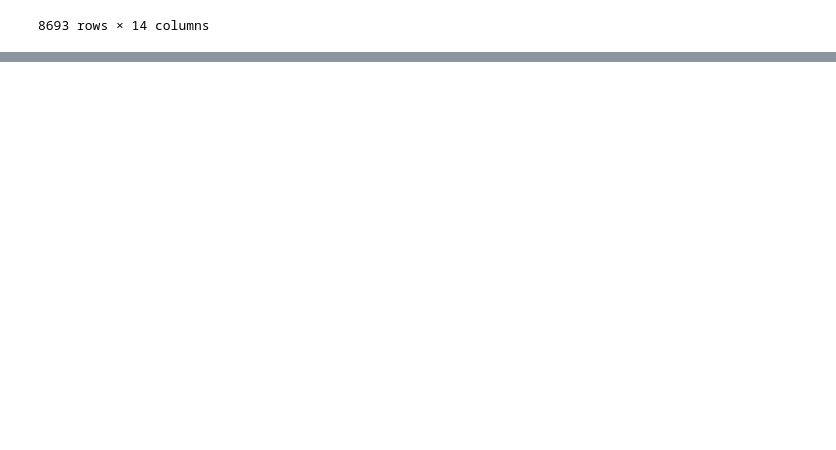
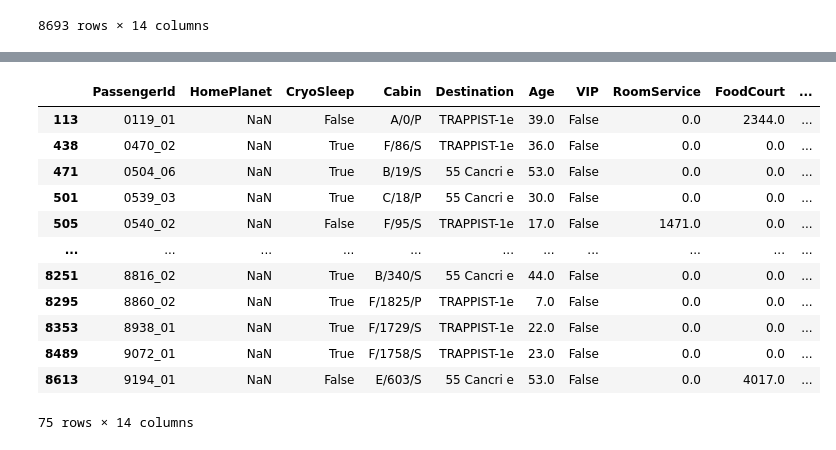
Before and after one commit to plamensve/ML_FINAL_PROJECT, a Jupyter notebook: notebooks/02.preprocessing.ipynb, the cells around one changed output, grey strips where cells are left out. Cells and saved outputs as stored; diff of their text form; code cells hidden in the pictures; blank space fills up the shorter version.

Commit message:
ADD: fill missing values HomePlanet

```diff
--- a/notebooks/02.preprocessing.ipynb
+++ b/notebooks/02.preprocessing.ipynb
@@ -51,3 +51,7 @@ training_set
 | 8691 | 9280_01 | Europa | False | E/608/S | 55 Cancri e | 32.0 | False | 0.0 | 1049.0 | ... |
 | 8692 | 9280_02 | Europa | False | E/608/S | TRAPPIST-1e | 44.0 | False | 126.0 | 4688.0 | ... |
 8693 rows × 14 columns
+# %%
+# Select all duplicated Cabin values
+duplicates = training_set[training_set['Cabin'].duplicated(keep=False)]
+duplicates
@@ -54 +72,18 @@ training_set
+# %%
+# Check all Nan HomePlanet values
+duplicates[duplicates['HomePlanet'].isna()]
+# %% [output]
+|  | PassengerId | HomePlanet | CryoSleep | Cabin | Destination | Age | VIP | RoomService | FoodCourt | ... |
+| 113 | 0119_01 | NaN | False | A/0/P | TRAPPIST-1e | 39.0 | False | 0.0 | 2344.0 | ... |
+| 438 | 0470_02 | NaN | True | F/86/S | TRAPPIST-1e | 36.0 | False | 0.0 | 0.0 | ... |
+| 471 | 0504_06 | NaN | True | B/19/S | 55 Cancri e | 53.0 | False | 0.0 | 0.0 | ... |
+| 501 | 0539_03 | NaN | True | C/18/P | 55 Cancri e | 30.0 | False | 0.0 | 0.0 | ... |
+| 505 | 0540_02 | NaN | False | F/95/S | TRAPPIST-1e | 17.0 | False | 1471.0 | 0.0 | ... |
+| ... | ... | ... | ... | ... | ... | ... | ... | ... | ... | ... |
+| 8251 | 8816_02 | NaN | True | B/340/S | 55 Cancri e | 44.0 | False | 0.0 | 0.0 | ... |
+| 8295 | 8860_02 | NaN | True | F/1825/P | TRAPPIST-1e | 7.0 | False | 0.0 | 0.0 | ... |
+| 8353 | 8938_01 | NaN | True | F/1729/S | TRAPPIST-1e | 22.0 | False | 0.0 | 0.0 | ... |
+| 8489 | 9072_01 | NaN | True | F/1758/S | TRAPPIST-1e | 23.0 | False | 0.0 | 0.0 | ... |
+| 8613 | 9194_01 | NaN | False | E/603/S | 55 Cancri e | 53.0 | False | 0.0 | 4017.0 | ... |
+75 rows × 14 columns
 # %%
```
Also changed, not shown: parts of 3 cells of this notebook.
